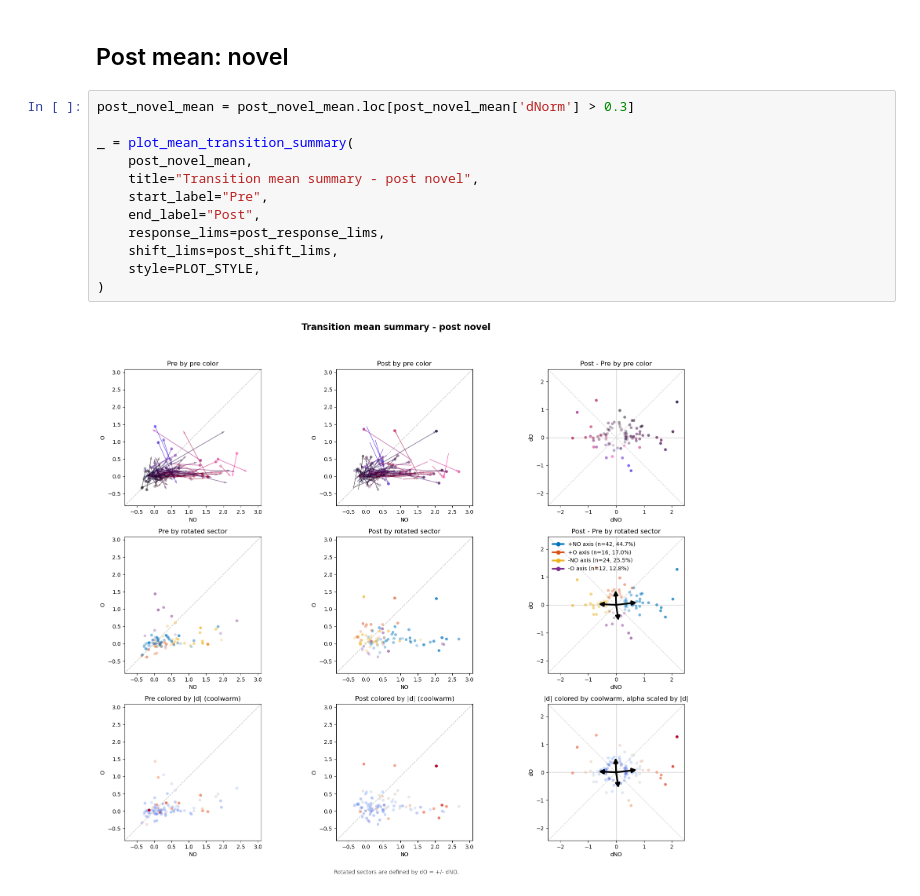
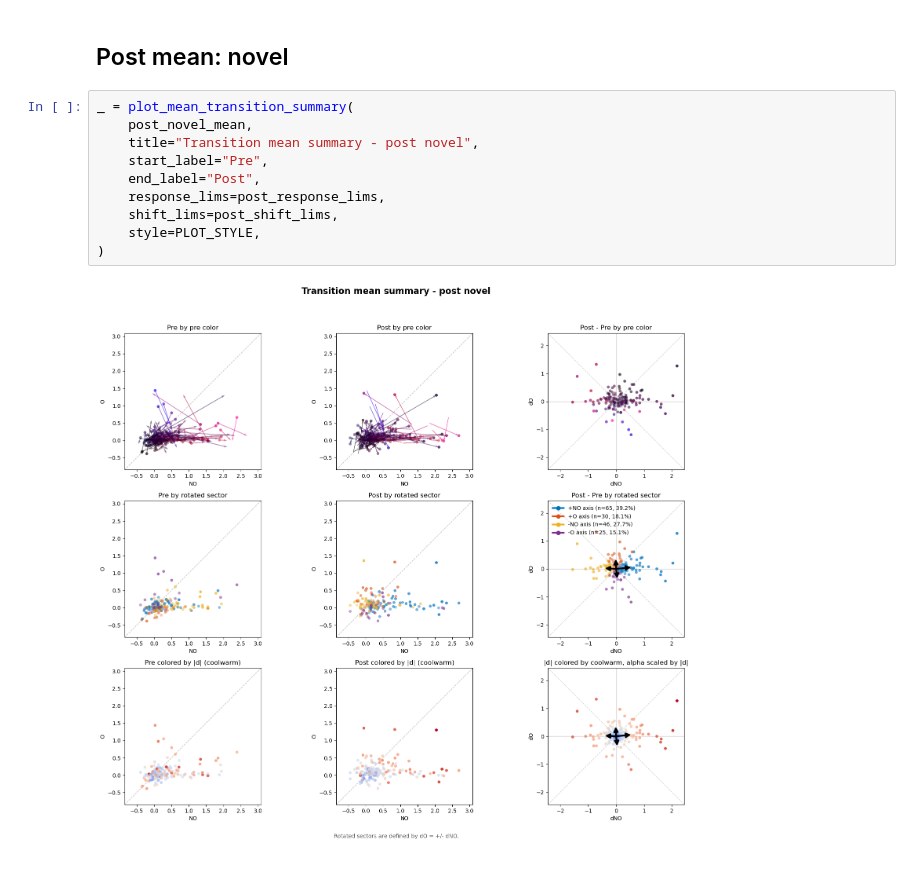
Before and after one commit to matushalak/context-contrasting, a Jupyter notebook: context_contrasting/data_analysis/transitions.ipynb, the cells around one changed output. Cells and saved outputs as stored; diff of their text form.

```diff
--- a/context_contrasting/data_analysis/transitions.ipynb
+++ b/context_contrasting/data_analysis/transitions.ipynb
@@ -75,19 +71,17 @@ _ = plot_mean_transition_summary(
 # %% [markdown]
 ## Post mean: novel
 # %%
-post_novel_mean = post_novel_mean.loc[post_novel_mean['dNorm'] > 0.3]
-
 _ = plot_mean_transition_summary(
     post_novel_mean,
     title="Transition mean summary - post novel",
     start_label="Pre",
     end_label="Post",
     response_lims=post_response_lims,
     shift_lims=post_shift_lims,
     style=PLOT_STYLE,
 )
 # %% [output]
-[figure, old version]
+[figure, new version]
 # %%
 import matplotlib.pyplot as plt
 
```
Also changed, not shown: parts of 3 cells of this notebook, 36 other files.
